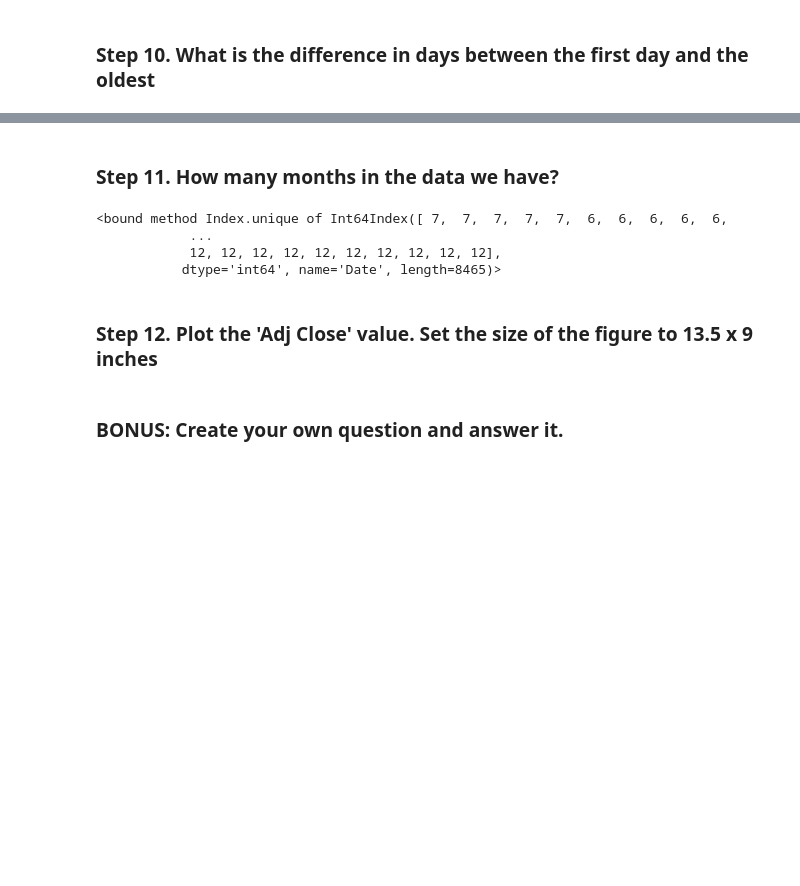
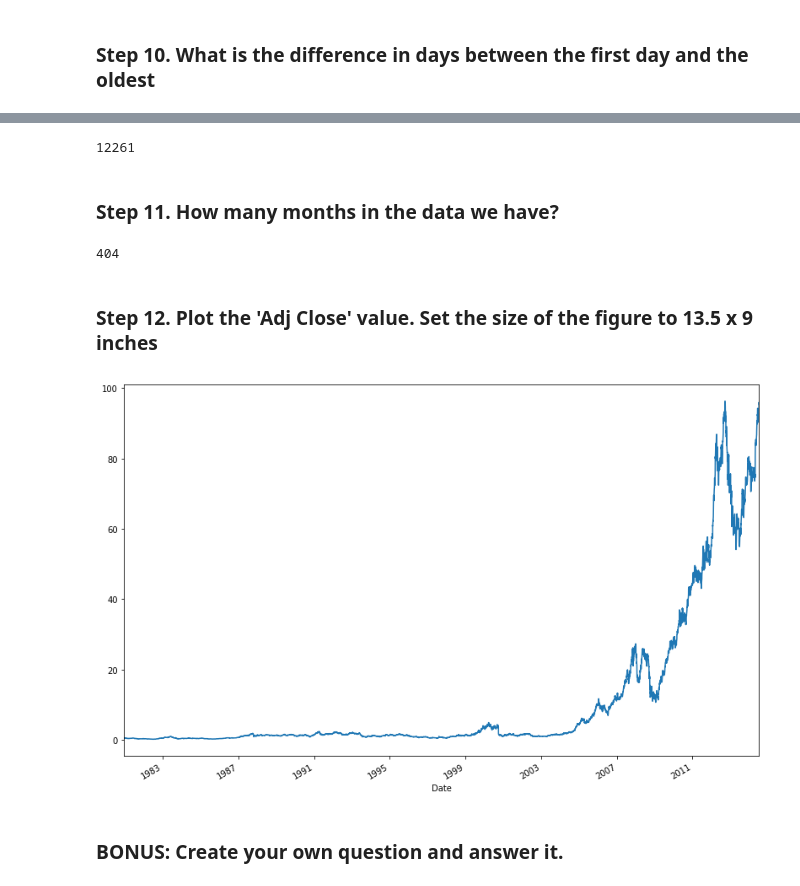
Before and after one commit to jordanmoritz/PandasExercises, a Jupyter notebook: pandas_exercises-master/09_Time_Series/Apple_Stock/Exercises.ipynb, the cells around one changed output, grey strips where cells are left out. Cells and saved outputs as stored; diff of their text form; code cells hidden in the pictures; blank space fills up the shorter version.

```diff
--- a/pandas_exercises-master/09_Time_Series/Apple_Stock/Exercises.ipynb
+++ b/pandas_exercises-master/09_Time_Series/Apple_Stock/Exercises.ipynb
@@ -157,13 +157,29 @@ Int64Index([12], dtype='int64', name='Date')
+# %%
+delt = apple.index.max() - apple.index.min()
+
+# Creates timedelta object
+
+# Then you can get days as a integer out via the days property
+
+delt.days
+# %% [output]
+12261
 # %% [markdown]
 ### Step 11.  How many months in the data we have?
-# %%
-apple.index.month.unique
-# %% [output]
-<bound method Index.unique of Int64Index([ 7,  7,  7,  7,  7,  6,  6,  6,  6,  6,
-            ...
-            12, 12, 12, 12, 12, 12, 12, 12, 12, 12],
-           dtype='int64', name='Date', length=8465)>
+# %%
+len(apple.resample('BM').mean())
+# Resamples index to month end and gets length
+# %% [output]
+404
 # %% [markdown]
 ### Step 12. Plot the 'Adj Close' value. Set the size of the figure to 13.5 x 9 inches
+# %%
+graph = apple['Adj Close'].plot(kind='line')
+
+figure = graph.get_figure()
+
+figure.set_size_inches(13.5, 9)
+# %% [output]
+[figure, added]
 # %% [markdown]
 ### BONUS: Create your own question and answer it.
```
Also changed, not shown: parts of 1 cell of this notebook.
